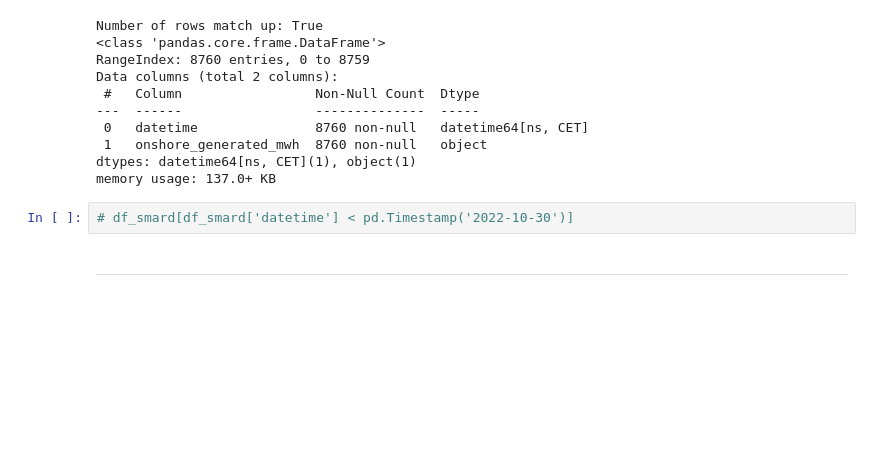
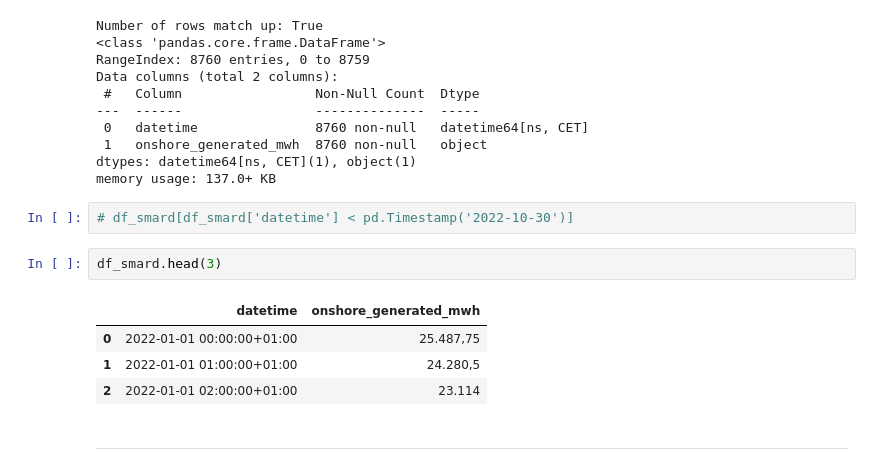
Before and after one commit to meteoviz/wind_power_forecasting_germany, a Jupyter notebook: notebooks/ML_dataframe.ipynb, the cells around one changed output. Cells and saved outputs as stored; diff of their text form; blank space fills up the shorter version.

```diff
--- a/notebooks/ML_dataframe.ipynb
+++ b/notebooks/ML_dataframe.ipynb
@@ -111,6 +111,13 @@ dtypes: datetime64[ns, CET](1), object(1)
 memory usage: 137.0+ KB
 # %%
 # df_smard[df_smard['datetime'] < pd.Timestamp('2022-10-30')]
+# %%
+df_smard.head(3)
+# %% [output]
+|  | datetime | onshore_generated_mwh |
+| 0 | 2022-01-01 00:00:00+01:00 | 25.487,75 |
+| 1 | 2022-01-01 01:00:00+01:00 | 24.280,5 |
+| 2 | 2022-01-01 02:00:00+01:00 | 23.114 |
 # %% [markdown]
 -----
 # %% [markdown]
```
Also changed, not shown: parts of 6 cells of this notebook.
